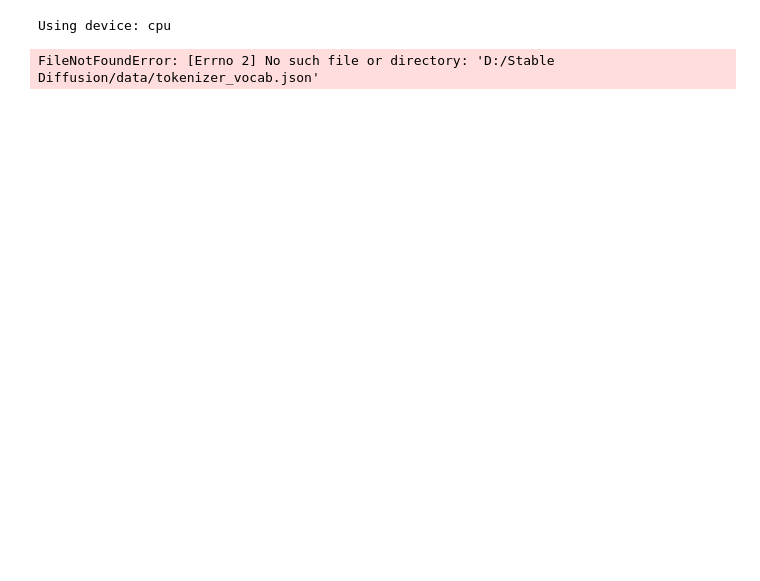
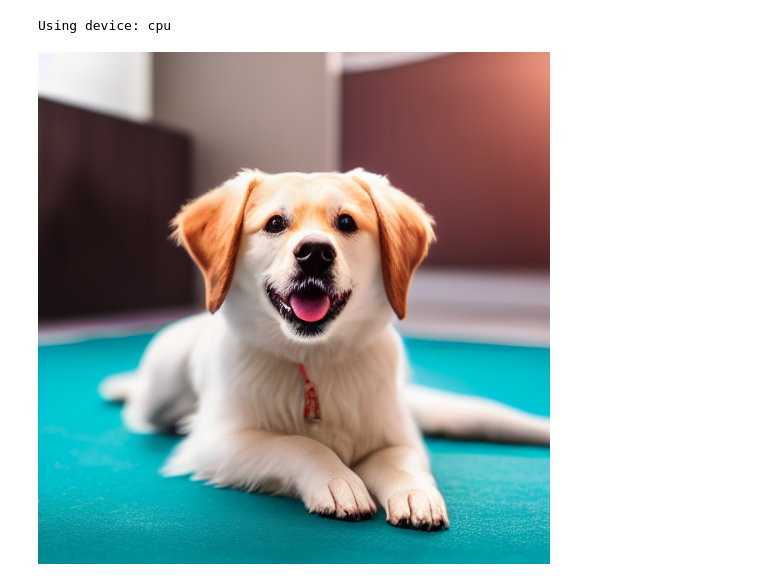
Before and after one commit to Ionio-io/Stable-diffusion-PyTorch, a Jupyter notebook: sd/demo.ipynb, the cells around one changed output. Drawn from its saved outputs; the diff is of its cells as text; code cells hidden in the pictures; blank space fills up the shorter version.

Commit message:
Data files

```diff
--- a/sd/demo.ipynb
+++ b/sd/demo.ipynb
@@ -13,12 +13,11 @@ ALLOW_CUDA = True
 
 if torch.cuda.is_available() and ALLOW_CUDA:
     DEVICE = "cuda"
-# elif (torch.has_mps or torch.backends.mps.is_available()) and ALLOW_MPS:
-#     DEVICE = "mps"
+
 print(f"Using device: {DEVICE}")
 
-tokenizer = CLIPTokenizer("D:/Stable Diffusion/data/tokenizer_vocab.json", merges_file="D:/Stable Diffusion/data/tokenizer_merges.txt")
-model_file = "D:/Stable Diffusion/data/v1-5-pruned-emaonly.ckpt"
+tokenizer = CLIPTokenizer("C:/Users/garim/OneDrive/Documents/GitHub/Stable-diffusion-PyTorch/data/tokenizer_vocab.json", merges_file="C:/Users/garim/OneDrive/Documents/GitHub/Stable-diffusion-PyTorch/data/tokenizer_merges.txt")
+model_file = "C:/Users/garim/OneDrive/Documents/GitHub/Stable-diffusion-PyTorch/data/v1-5-pruned-emaonly.ckpt"
 models = model_loader.preload_models_from_standard_weights(model_file, DEVICE)
 
 ## TEXT TO IMAGE
@@ -38,31 +37,31 @@ image_path = "D:/Stable Diffusion/images/dog.jpg"
 # Higher values means more noise will be added to the input image, so the result will further from the input image.
 # Lower values means less noise is added to the input image, so output will be closer to the input image.
 strength = 0.9
 
 ## SAMPLER
 
 sampler = "ddpm"
 num_inference_steps = 50
 seed = 42
 
 output_image = pipeline.generate(
     prompt=prompt,
     uncond_prompt=uncond_prompt,
     input_image=input_image,
     strength=strength,
     do_cfg=do_cfg,
     cfg_scale=cfg_scale,
     sampler_name=sampler,
     n_inference_steps=num_inference_steps,
     seed=seed,
     models=models,
     device=DEVICE,
     idle_device="cpu",
     tokenizer=tokenizer,
 )
 
 # Combine the input image and the output image into a single image.
 Image.fromarray(output_image)
 # %% [output]
 Using device: cpu
-FileNotFoundError: [Errno 2] No such file or directory: 'D:/Stable Diffusion/data/tokenizer_vocab.json'
+[figure, added]
```
Also changed, not shown: 2 other files.
